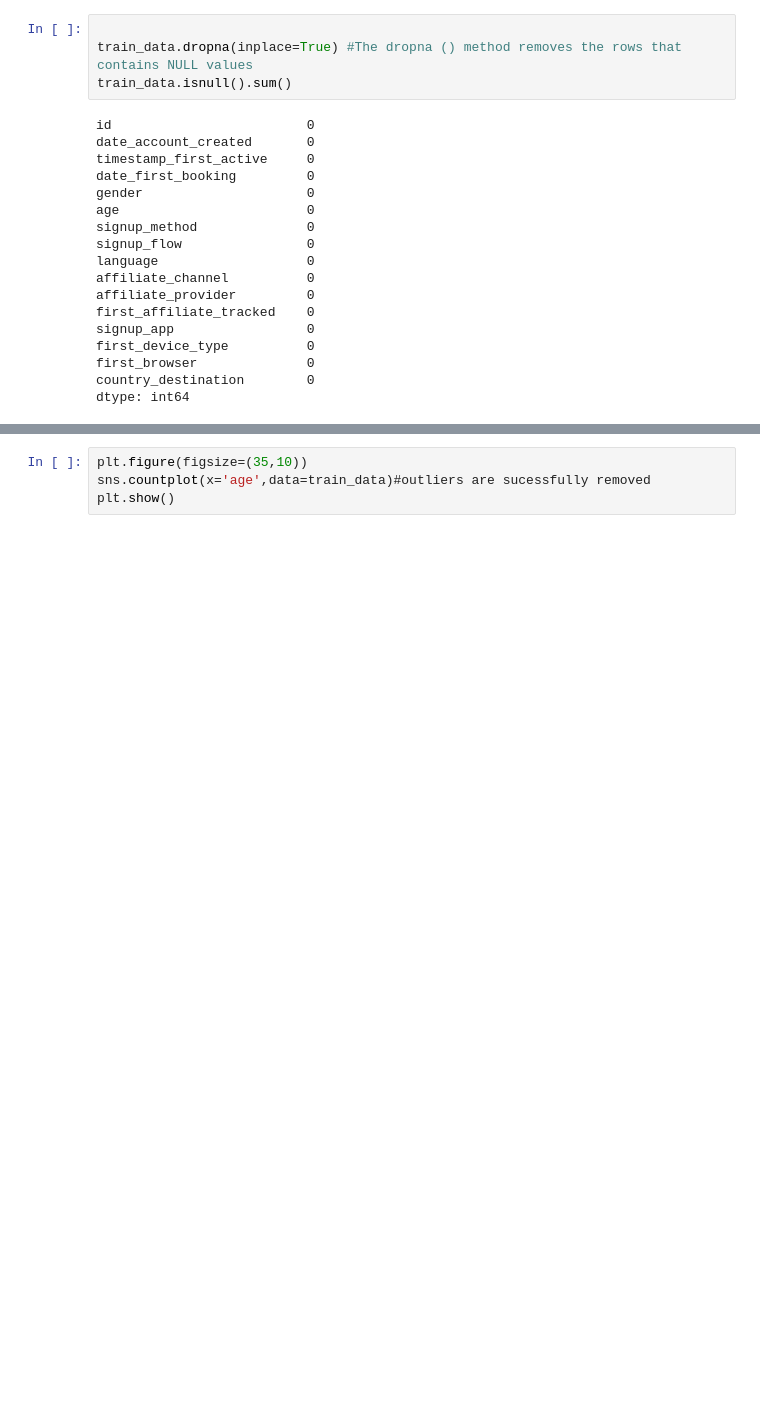
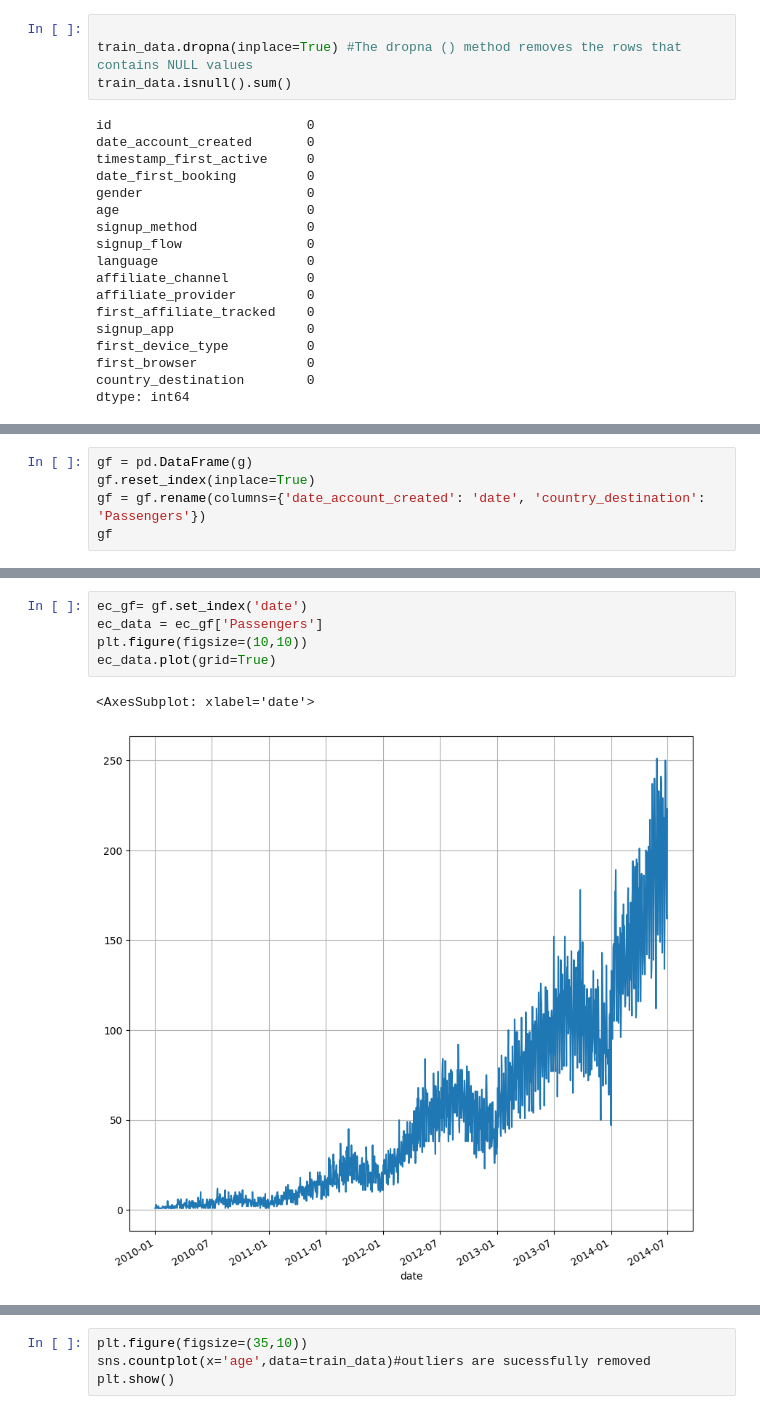
Before and after one commit to Shaimaa-moh/Mining-Project, a Jupyter notebook: Airbnb.ipynb, the cells around one changed output, grey strips where cells are left out. Saved outputs shown, nothing was run; the diff lists cells and outputs as text; blank space fills up the shorter version.

```diff
--- a/Airbnb.ipynb
+++ b/Airbnb.ipynb
@@ -126,0 +157,5 @@ dtype: int64
+# %%
+gf = pd.DataFrame(g)
+gf.reset_index(inplace=True)
+gf = gf.rename(columns={'date_account_created': 'date', 'country_destination': 'Passengers'})
+gf
@@ -127 +176,9 @@ dtype: int64
+# %%
+ec_gf= gf.set_index('date')
+ec_data = ec_gf['Passengers']
+plt.figure(figsize=(10,10))
+ec_data.plot(grid=True)
+# %% [output]
+<AxesSubplot: xlabel='date'>
+[figure, added]
 # %%
```
Also changed, not shown: parts of 14 cells of this notebook.
